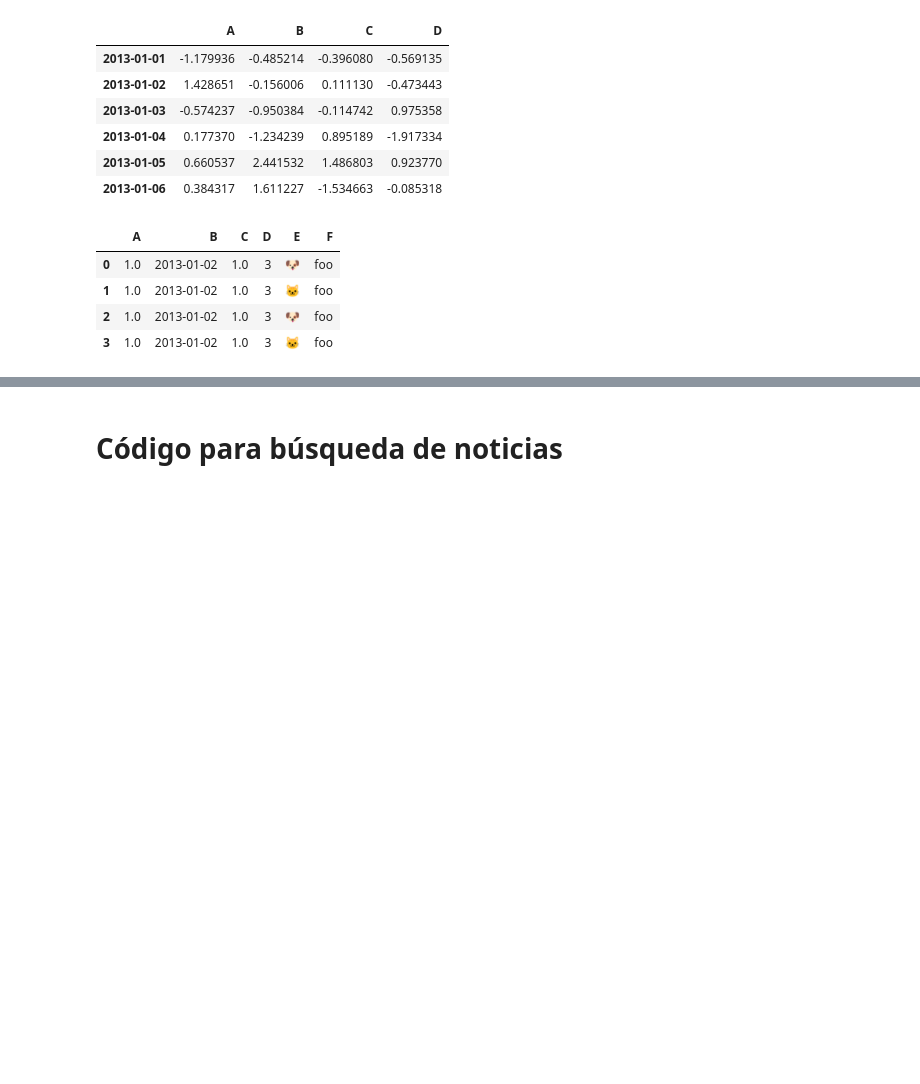
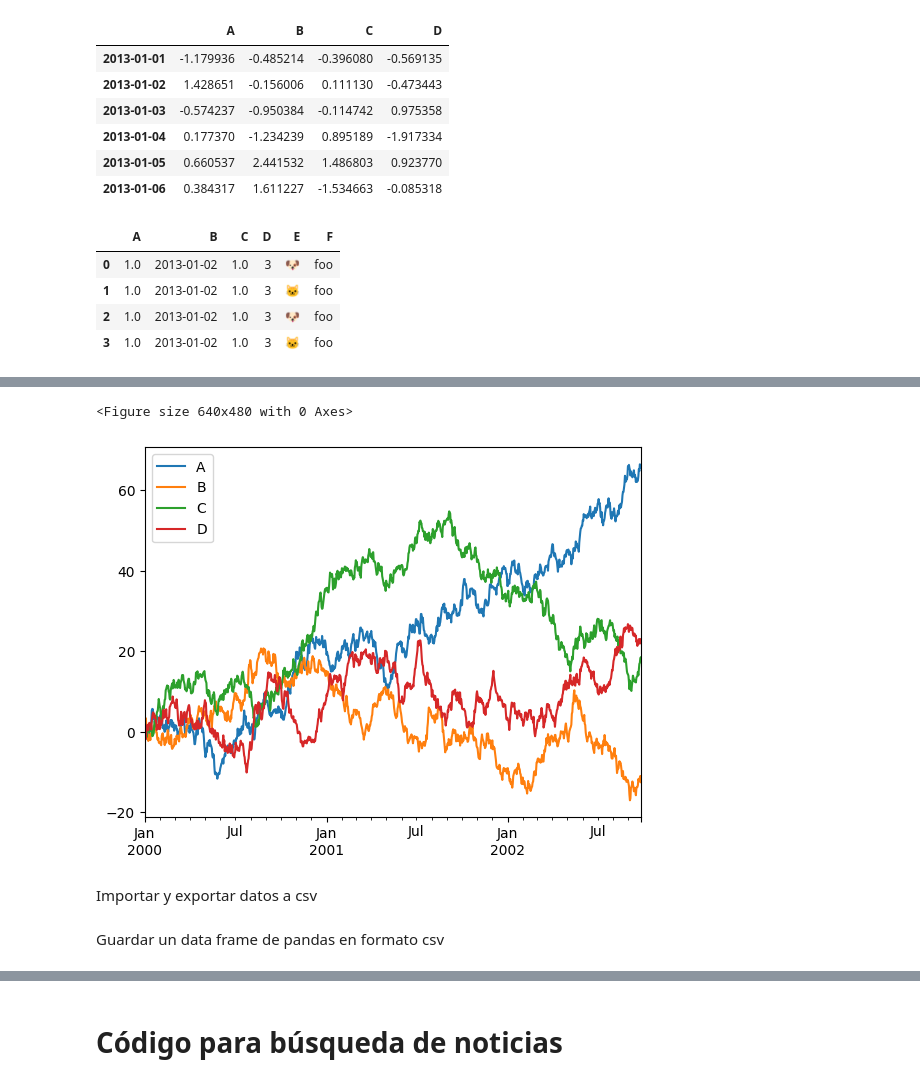
Before and after one commit to rocruzlathrop/retri-social, a Jupyter notebook: Cuaderno_ejemplos.ipynb, the cells around one changed output, grey strips where cells are left out. Cells and saved outputs as stored; diff of their text form; code cells hidden in the pictures; blank space fills up the shorter version.

```diff
--- a/Cuaderno_ejemplos.ipynb
+++ b/Cuaderno_ejemplos.ipynb
@@ -131,0 +183,16 @@ df4
+# %%
+df = pd.DataFrame(
+    np.random.randn(1000, 4), index=ts.index, columns=["A", "B", "C", "D"]
+)
+
+df = df.cumsum()
+plt.figure();
+df.plot();
+plt.legend(loc='best');
+# %% [output]
+<Figure size 640x480 with 0 Axes>
+[figure, added]
+# %% [markdown]
+Importar y exportar datos a csv
+# %% [markdown]
+Guardar un data frame de pandas en formato csv
```
Also changed, not shown: parts of 11 cells of this notebook.
